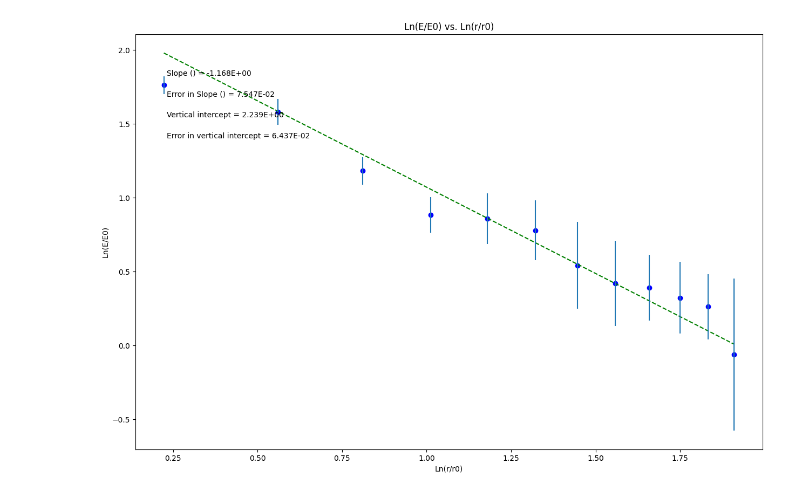
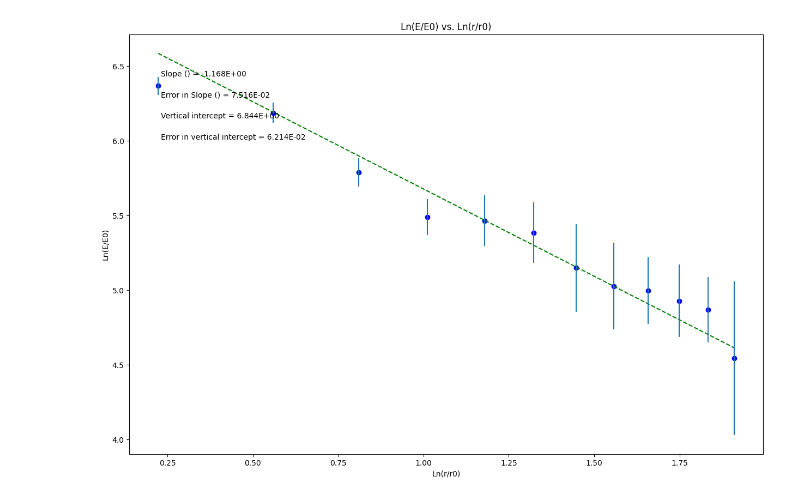
Before and after one commit to Clairerime/PHSX, a Jupyter notebook: Electric_Fields_&_Potential.ipynb, the cells around one changed output. Saved outputs shown, nothing was run; the diff lists cells and outputs as text; code cells hidden in the pictures.

```diff
--- a/Electric_Fields_&_Potential.ipynb
+++ b/Electric_Fields_&_Potential.ipynb
@@ -21,9 +21,9 @@ import matplotlib.pyplot as plt
 
 r = np.array([0.223, 0.560, 0.811, 1.012, 1.179, 1.322, 1.447, 1.558, 1.658, 1.749, 1.833, 1.910])
 
-E = np.array([1.761, 1.581, 1.182, 0.884, 0.859, 0.779, 0.542, 0.419, 0.392, 0.322, 0.262, -0.062])
+E = np.array([6.366, 6.186, 5.787, 5.489, 5.464, 5.384, 5.147, 5.024, 4.997, 4.927, 4.868, 4.543])
 
-ErrorinE = np.array([0.060, 0.088, 0.093, 0.120, 0.171, 0.203, 0.295, 0.289, 0.223, 0.243, 0.220, 0.513])
+ErrorinE = np.array([0.060, 0.068, 0.094, 0.120, 0.171, 0.203, 0.295, 0.289, 0.223, 0.243, 0.220, 0.513])
 
 
 
@@ -92,31 +92,31 @@ elif annotation_placement==3 or annotation_placement==4:
 #Don't need to change anything in this section!
 
 #Plot data on graph. Plot error bars and place values for slope,
 #error in slope, and vertical intercept (plus error) on the plot using "annotate"
 
 plt.figure(figsize=(15,10))
 
 plt.plot(x, fit, color='green', linestyle='--')
 plt.scatter(x, y, color='blue', marker='o')
 
 plt.xlabel(x_label)
 plt.ylabel(y_label)
 plt.title(plot_title)
 
 plt.errorbar(x, y, yerr=dy, xerr=None, fmt="none") #don't need to plot x error bars
 
 plt.annotate('Slope ({}) = {value:.{digits}E}'.format(slope_units,value=m, digits=3),
              (xpos, ypos[0]), xycoords='axes fraction')
 
 plt.annotate('Error in Slope ({}) = {value:.{digits}E}'.format(slope_units,value=dm, digits=3),
              (xpos, ypos[1]), xycoords='axes fraction')
 
 plt.annotate('Vertical intercept = {value:.{digits}E}'.format(value=b, digits=3),
              (xpos, ypos[2]), xycoords='axes fraction')
 
 plt.annotate('Error in vertical intercept = {value:.{digits}E}'.format(value=db, digits=3),
              (xpos, ypos[3]), xycoords='axes fraction')
 
 plt.show()
 # %% [output]
-[figure, old version]
+[figure, new version]
```
